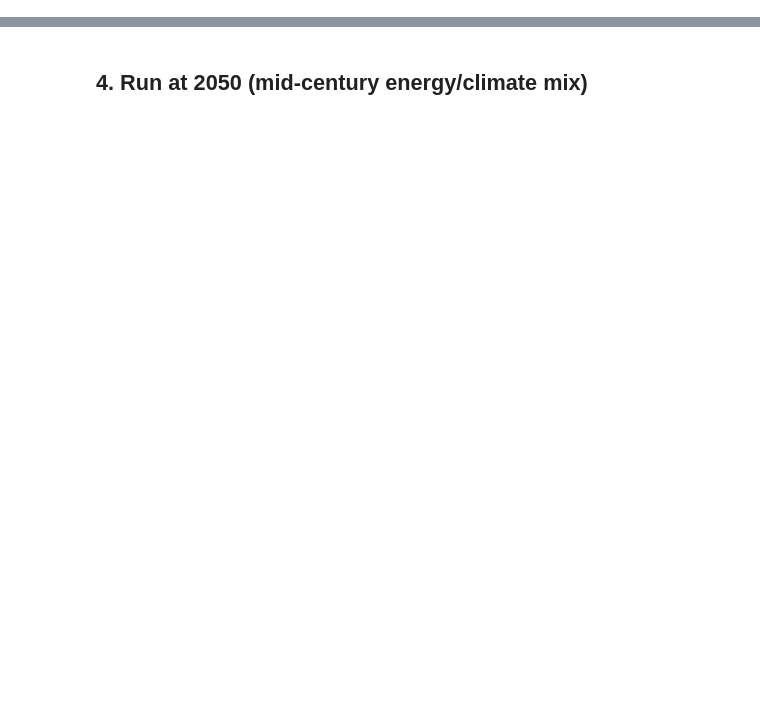
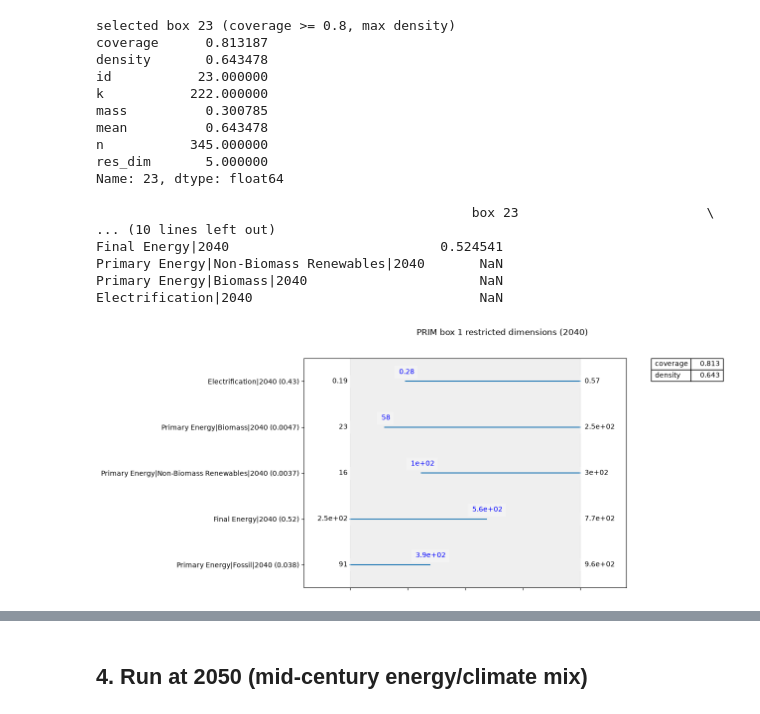
Before and after one commit to lujakockritz/summer_robust_decision_making, a Jupyter notebook: script/antoine_folder/03_prim_cart.ipynb, the cells around one changed output, grey strips where cells are left out. Cells and saved outputs as stored; diff of their text form; code cells hidden in the pictures; blank space fills up the shorter version.

```diff
--- a/script/antoine_folder/03_prim_cart.ipynb
+++ b/script/antoine_folder/03_prim_cart.ipynb
@@ -152,0 +112,34 @@ PRIM box statistics (2040):
+# %%
+# pick a point on the peeling trade-off: among boxes with coverage >= 0.8, the densest
+coverage_floor = 0.8
+traj = box1.peeling_trajectory
+cand = traj[traj["coverage"] >= coverage_floor]
+selected = int(cand.loc[cand["density"].idxmax(), "id"])
+print(f"selected box {selected} (coverage >= {coverage_floor}, max density)")
+
+box1.select(selected)
+box1.inspect(selected)
+box1.inspect(selected, style="graph")
+plt.gcf().set_size_inches((10, 6))
+plt.gcf().suptitle(f"PRIM box 1 restricted dimensions ({year})")
+plt.savefig(f"prim_box1_graph_{year}.png", dpi=150, bbox_inches="tight")
+plt.show()
+# %% [output]
+selected box 23 (coverage >= 0.8, max density)
+coverage      0.813187
+density       0.643478
+id           23.000000
+k           222.000000
+mass          0.300785
+mean          0.643478
+n           345.000000
+res_dim       5.000000
+Name: 23, dtype: float64
+
+                                                box 23                        \
+... (10 lines left out)
+Final Energy|2040                           0.524541
+Primary Energy|Non-Biomass Renewables|2040       NaN
+Primary Energy|Biomass|2040                      NaN
+Electrification|2040                             NaN
+[figure, added]
```
Also changed, not shown: parts of 20 cells of this notebook, 3 other files.
